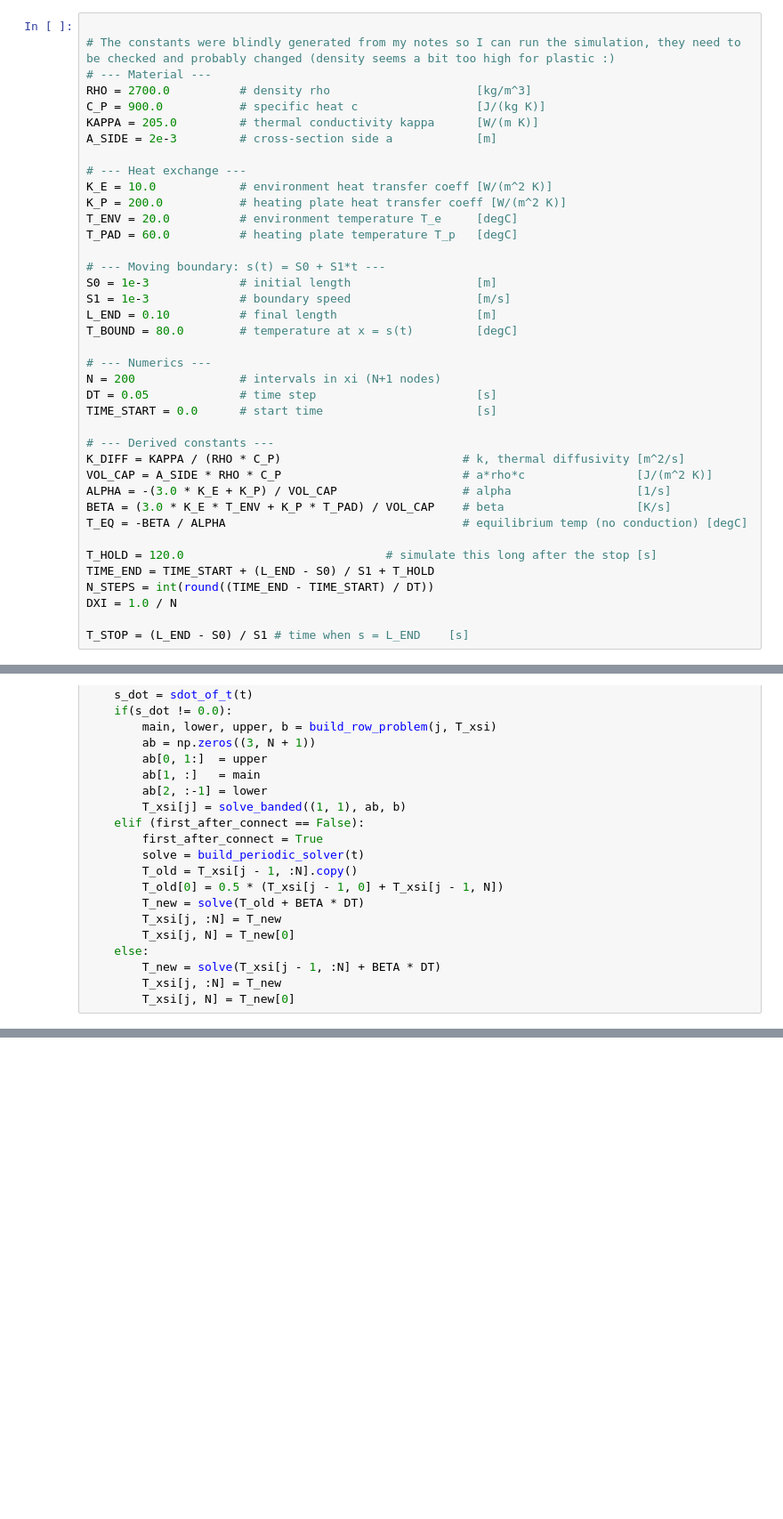
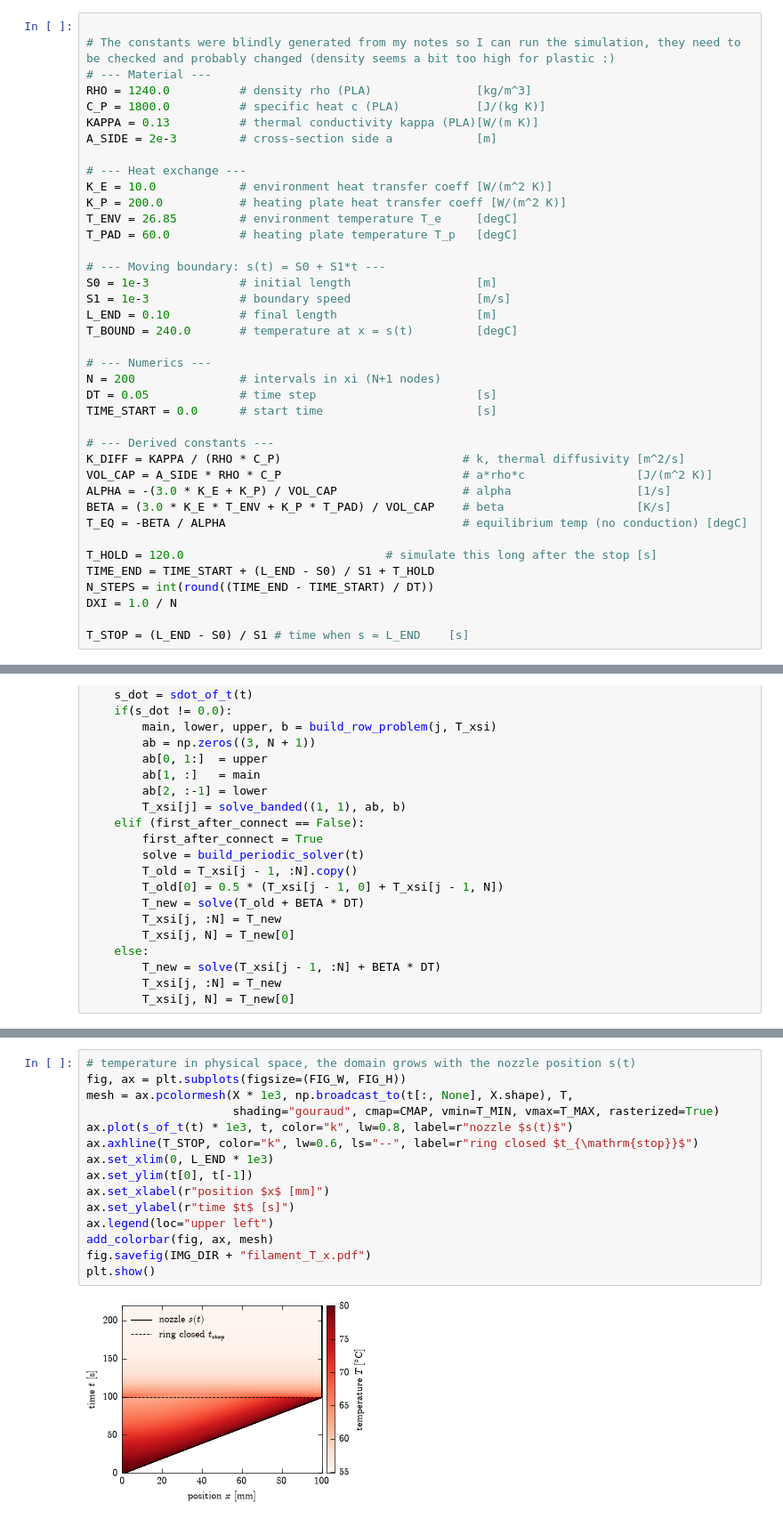
Before and after one commit to ianpetek/MDS_mini_project, a Jupyter notebook: notebooks/fillament_cooling.ipynb, the cells around one changed output, grey strips where cells are left out. Shown at 89% size. Saved outputs shown, nothing was run; the diff lists cells and outputs as text; blank space fills up the shorter version.

Commit message:
Add text to pde part, proper constants, new plots

```diff
--- a/notebooks/fillament_cooling.ipynb
+++ b/notebooks/fillament_cooling.ipynb
@@ -2,22 +2,22 @@
 
 # The constants were blindly generated from my notes so I can run the simulation, they need to be checked and probably changed (density seems a bit too high for plastic :)
 # --- Material ---
-RHO = 2700.0          # density rho                     [kg/m^3]
-C_P = 900.0           # specific heat c                 [J/(kg K)]
-KAPPA = 205.0         # thermal conductivity kappa      [W/(m K)]
+RHO = 1240.0          # density rho (PLA)               [kg/m^3]
+C_P = 1800.0          # specific heat c (PLA)           [J/(kg K)]
+KAPPA = 0.13          # thermal conductivity kappa (PLA)[W/(m K)]
 A_SIDE = 2e-3         # cross-section side a            [m]
 
 # --- Heat exchange ---
 K_E = 10.0            # environment heat transfer coeff [W/(m^2 K)]
 K_P = 200.0           # heating plate heat transfer coeff [W/(m^2 K)]
-T_ENV = 20.0          # environment temperature T_e     [degC]
+T_ENV = 26.85         # environment temperature T_e     [degC]
 T_PAD = 60.0          # heating plate temperature T_p   [degC]
 
 # --- Moving boundary: s(t) = S0 + S1*t ---
 S0 = 1e-3             # initial length                  [m]
 S1 = 1e-3             # boundary speed                  [m/s]
 L_END = 0.10          # final length                    [m]
-T_BOUND = 80.0        # temperature at x = s(t)         [degC]
+T_BOUND = 240.0       # temperature at x = s(t)         [degC]
 
 # --- Numerics ---
 N = 200               # intervals in xi (N+1 nodes)
@@ -144,0 +192,17 @@ plt.pcolormesh(X, np.broadcast_to(t[:, None], X.shape), T, shading="auto")
+# %%
+# temperature in physical space, the domain grows with the nozzle position s(t)
+fig, ax = plt.subplots(figsize=(FIG_W, FIG_H))
+mesh = ax.pcolormesh(X * 1e3, np.broadcast_to(t[:, None], X.shape), T,
+                     shading="gouraud", cmap=CMAP, vmin=T_MIN, vmax=T_MAX, rasterized=True)
+ax.plot(s_of_t(t) * 1e3, t, color="k", lw=0.8, label=r"nozzle $s(t)$")
+ax.axhline(T_STOP, color="k", lw=0.6, ls="--", label=r"ring closed $t_{\mathrm{stop}}$")
+ax.set_xlim(0, L_END * 1e3)
+ax.set_ylim(t[0], t[-1])
+ax.set_xlabel(r"position $x$ [mm]")
+ax.set_ylabel(r"time $t$ [s]")
+ax.legend(loc="upper left")
+add_colorbar(fig, ax, mesh)
+fig.savefig(IMG_DIR + "filament_T_x.pdf")
+plt.show()
+# %% [output]
+[figure, added]
```
Also changed, not shown: parts of 5 cells of this notebook, 6 other files.
